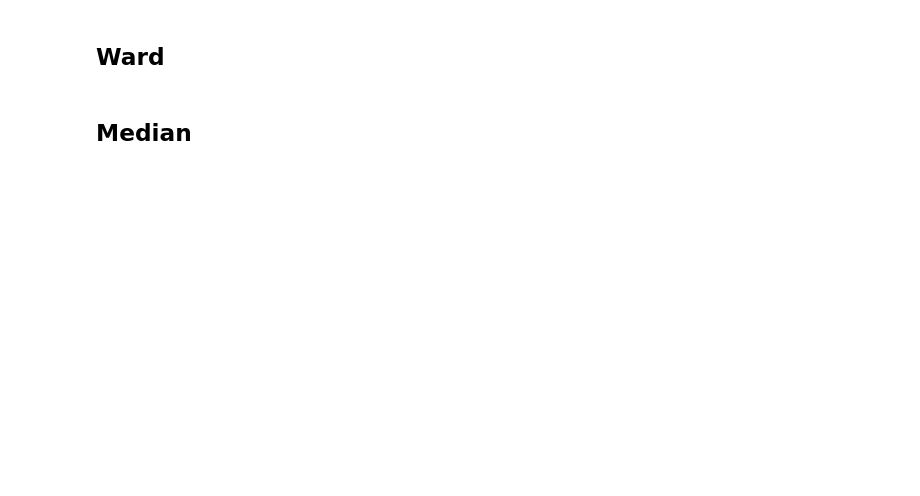
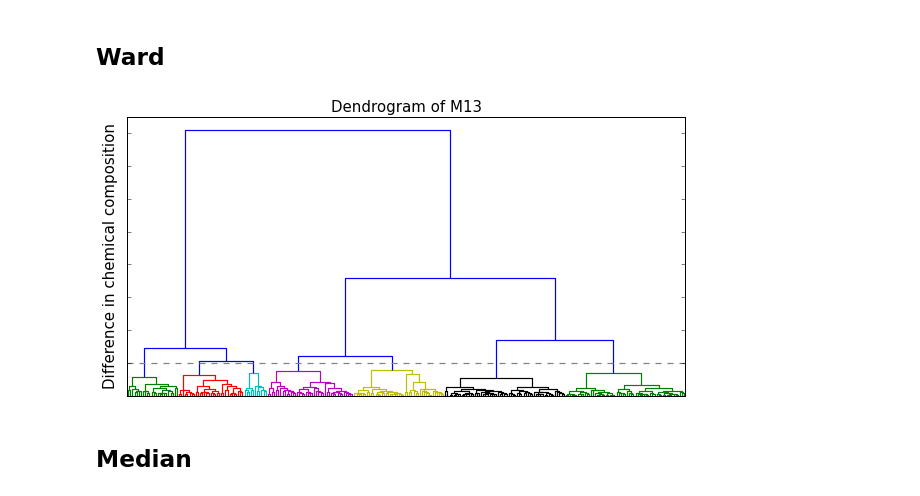
Before and after one commit to stephenpardy/PythonNotebooks, a Jupyter notebook: APOGEE_Clusters.ipynb, the cells around one changed output. Drawn from its saved outputs; the diff is of its cells as text; code cells hidden in the pictures; blank space fills up the shorter version.

```diff
--- a/APOGEE_Clusters.ipynb
+++ b/APOGEE_Clusters.ipynb
@@ -448,33 +523,35 @@ axis.set_ylim([ylow, yhigh])
 # %%
 default_linewidth = matplotlib.rcParams['lines.linewidth']
 
 def color_func(k):
     print k
     return 'black'
 
 Z = cluster.hierarchy.ward(X)
-max_d = 100
+max_d = 5
 clusters = cluster.hierarchy.fcluster(Z, max_d, criterion='distance')
-fig, axis = plt.subplots(1, figsize=(6, 5))
+fig, axis = plt.subplots(1, figsize=(10, 5))
 
 matplotlib.rcParams['lines.linewidth'] = 1.2
 
 dendro = cluster.hierarchy.dendrogram(
     Z,
     leaf_rotation=90.,  # rotates the x axis labels
     leaf_font_size=8.,  # font size for the x axis labels
     #no_plot=True,
     ax=axis,
     color_threshold = max_d
 )
 
 axis.set_xticklabels([])
 axis.set_yticklabels([])
 axis.axhline(y=max_d, linestyle='--', color='gray')
 axis.set_ylabel('Difference in chemical composition', fontsize=15)
 axis.set_title('Dendrogram of M13', fontsize=15)
 plt.savefig('/Users/spardy/Desktop/M13_dendrogram.png', dpi=600)
 matplotlib.rcParams['lines.linewidth'] = default_linewidth
+# %% [output]
+[figure, added]
 # %%
 Z = cluster.hierarchy.ward(X)
 max_d = 50
```
Also changed, not shown: parts of 18 cells of this notebook, 3 other files.
